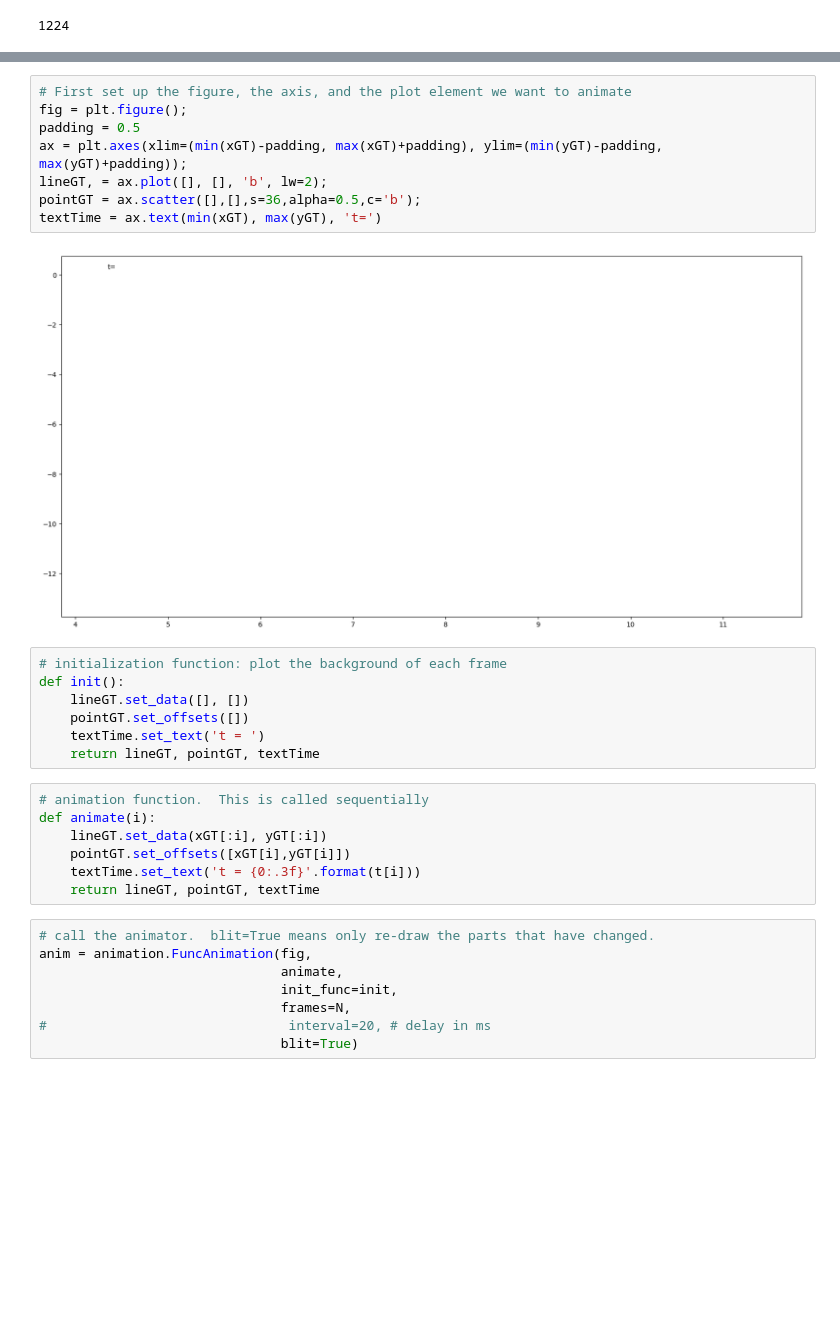
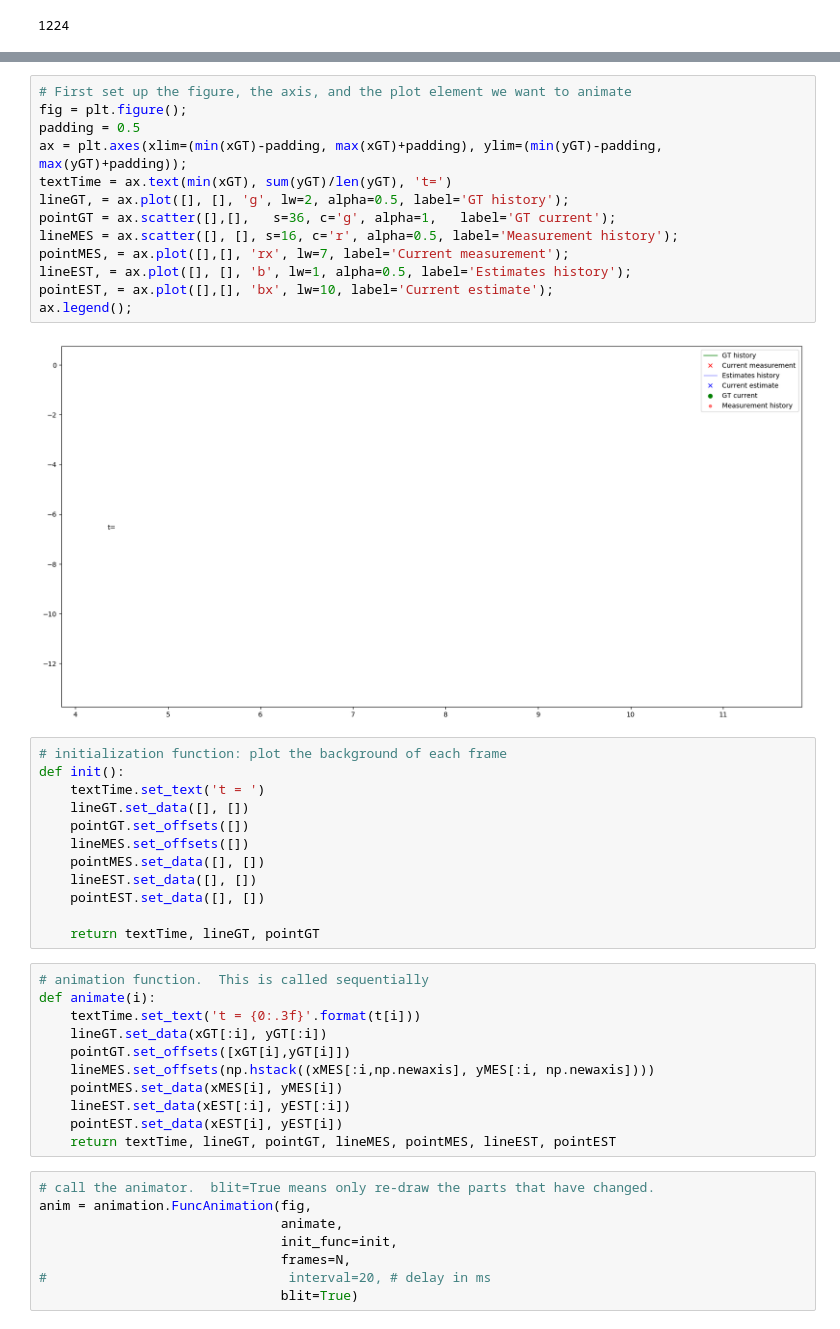
Before and after one commit to asimonov/CarND-Unscented-Kalman-Filter-Project, a Jupyter notebook: ukf-visualize.ipynb, the cells around one changed output, grey strips where cells are left out. Cells and saved outputs as stored; diff of their text form; blank space fills up the shorter version.

Commit message:
appealin visualisation

```diff
--- a/ukf-visualize.ipynb
+++ b/ukf-visualize.ipynb
@@ -160,27 +160,41 @@ plt.plot(xGT, yGT);
 # %%
 # First set up the figure, the axis, and the plot element we want to animate
 fig = plt.figure();
 padding = 0.5
 ax = plt.axes(xlim=(min(xGT)-padding, max(xGT)+padding), ylim=(min(yGT)-padding, max(yGT)+padding));
-lineGT, = ax.plot([], [], 'b', lw=2);
-pointGT = ax.scatter([],[],s=36,alpha=0.5,c='b');
-textTime = ax.text(min(xGT), max(yGT), 't=')
+textTime = ax.text(min(xGT), sum(yGT)/len(yGT), 't=')
+lineGT, = ax.plot([], [], 'g', lw=2, alpha=0.5, label='GT history');
+pointGT = ax.scatter([],[],   s=36, c='g', alpha=1,   label='GT current');
+lineMES = ax.scatter([], [], s=16, c='r', alpha=0.5, label='Measurement history');
+pointMES, = ax.plot([],[], 'rx', lw=7, label='Current measurement');
+lineEST, = ax.plot([], [], 'b', lw=1, alpha=0.5, label='Estimates history');
+pointEST, = ax.plot([],[], 'bx', lw=10, label='Current estimate');
+ax.legend();
 # %% [output]
-[figure, old version]
+[figure, new version]
 # %%
 # initialization function: plot the background of each frame
 def init():
+    textTime.set_text('t = ')
     lineGT.set_data([], [])
     pointGT.set_offsets([])
-    textTime.set_text('t = ')
-    return lineGT, pointGT, textTime
+    lineMES.set_offsets([])
+    pointMES.set_data([], [])
+    lineEST.set_data([], [])
+    pointEST.set_data([], [])
+
+    return textTime, lineGT, pointGT
 # %%
 # animation function.  This is called sequentially
 def animate(i):
+    textTime.set_text('t = {0:.3f}'.format(t[i]))
     lineGT.set_data(xGT[:i], yGT[:i])
     pointGT.set_offsets([xGT[i],yGT[i]])
-    textTime.set_text('t = {0:.3f}'.format(t[i]))
-    return lineGT, pointGT, textTime
+    lineMES.set_offsets(np.hstack((xMES[:i,np.newaxis], yMES[:i, np.newaxis])))
+    pointMES.set_data(xMES[i], yMES[i])
+    lineEST.set_data(xEST[:i], yEST[:i])
+    pointEST.set_data(xEST[i], yEST[i])
+    return textTime, lineGT, pointGT, lineMES, pointMES, lineEST, pointEST
 # %%
 # call the animator.  blit=True means only re-draw the parts that have changed.
 anim = animation.FuncAnimation(fig,
```
Also changed, not shown: parts of 2 cells of this notebook.
